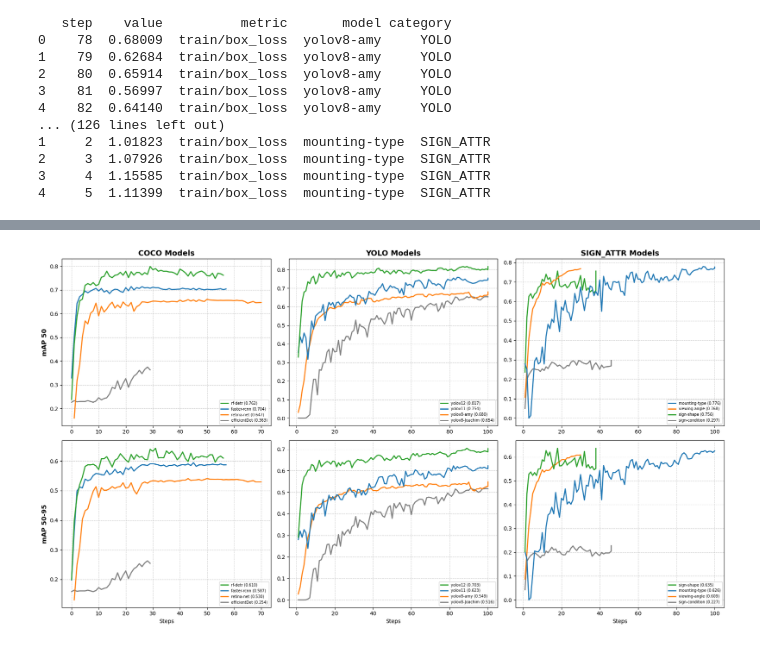
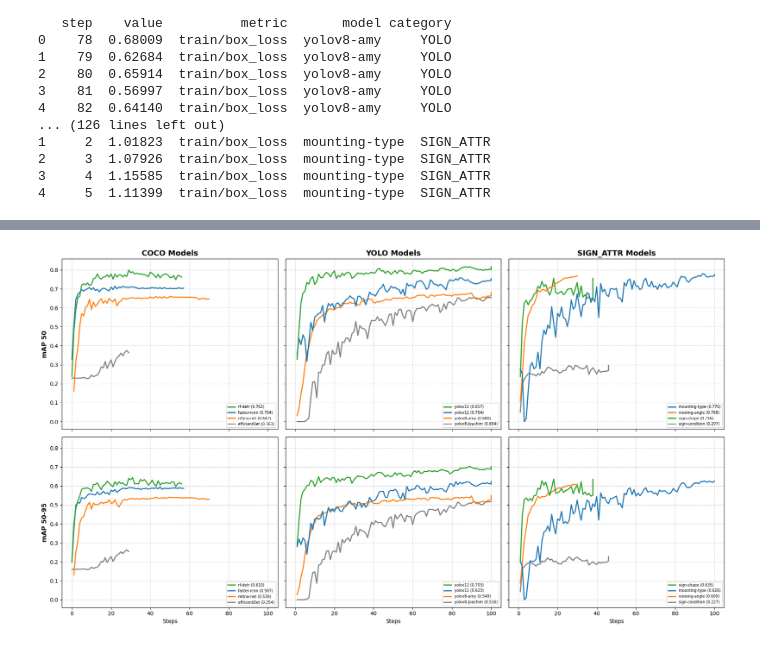
Before and after one commit to spiteriamy/ari3129-cv-group-project, a Jupyter notebook: 2c_results_comparison.ipynb, the cells around one changed output, grey strips where cells are left out. Cells and saved outputs as stored; diff of their text form; code cells hidden in the pictures.

```diff
--- a/2c_results_comparison.ipynb
+++ b/2c_results_comparison.ipynb
@@ -186,6 +196,6 @@ def is_map50(header) -> bool:
 # %%
 # Increase figure width to accommodate two plots
-fig, (ax1, ax2) = plt.subplots(1, 2, figsize=(16, 7))  # type: ignore
+fig, (ax1, ax2) = plt.subplots(1, 2, figsize=(16, 7), sharey=True)  # type: ignore
 
 stats_dict = {
     'missing_dfs': 0,
@@ -273,24 +289,22 @@ for model in model_groups.values():
         if len(df_list) > 1:
             print(f'model: {name}, df count: {len(df_list)}')
 
-            # check if condition 1 or 2
             epochs_sets = [set(df['step'].unique()) for df in df_list]
 
-            # condition 2: check if dfs have different epochs (sequential runs)
+            # condition 1: check if dfs have different epochs (sequential runs)
             all_epochs = set().union(*epochs_sets)
             if len(all_epochs) == sum(len(epochs) for epochs in epochs_sets):
                 print(
-                    f'  Condition 2 met: Different epochs among DataFrames for model: {name}')
+                    f'  Condition 1 met: Different epochs among DataFrames for model: {name}')
                 combined_df = pd.concat(df_list, ignore_index=True)
                 model[name] = [combined_df] # this works so we'll leave it
                 continue  # Move to next model group
 
-            # condition 1: check if all dfs have overlapping epochs
+            # condition 2: check if all dfs have overlapping epochs
             common_epochs = set.intersection(*epochs_sets)
             if common_epochs:
                 print(
-                    f'  Condition 1 met: Overlapping epochs among DataFrames for model: {name}')
-
+                    f'  Condition 2 met: Overlapping epochs among DataFrames for model: {name}')
                 best_df = None
                 best_map = -np.inf
 
@@ -320,7 +334,6 @@ for model in model_groups.values():
                 else:
                     print(
                         f'   Warning: No mAP50 or mAP50-95 found in any files for {name}')
-                    # model[name] = [max(df_list, key=len)]  # we do this in the next step
 
             # condition 3: df is missing mAP50 and mAP50-95
             # Create a new list to keep dfs which have the metrics we want
@@ -341,7 +354,7 @@ for model in model_groups.values():
             else:
                 print(
                     f'   Warning: All DataFrames removed for {name}, no valid data remains.')
-                # Handle the case where the list is empty (optional: delete the model key or keep empty list)
+                # Handle the case where the list is empty
                 model[name] = []
 # %% [output]
 model: yolov8-amy, df count: 2
@@ -368,6 +385,6 @@ del model_groups  # dont ever use this again
 # %%
 # re-plot using 'fixed' dfs
-fig, (ax1, ax2) = plt.subplots(1, 2, figsize=(16, 7))  # type: ignore
+fig, (ax1, ax2) = plt.subplots(1, 2, figsize=(16, 7), sharey=True)  # type: ignore
 
 # reset stats
 stats_dict = {
@@ -382,7 +399,7 @@ stats_dict = {
 for model in model_results.values():
     for name, df in model.items():
         stats_dict['total_dfs'] += 1
-        if df.empty:  # because not everyone pushed yet
+        if df.empty:
             stats_dict['missing_dfs'] += 1
             continue
 
@@ -445,7 +468,7 @@ import matplotlib.pyplot as plt
 color_palette = ['#2ca02c', '#1f77b4',
                  '#ff7f0e', '#7f7f7f', '#bcbd22', '#17becf']
 
-fig, axes = plt.subplots(2, 3, figsize=(18, 10))
+fig, axes = plt.subplots(2, 3, figsize=(18, 10), sharey='all', sharex='all')  # type: ignore
 
 category_map = {'COCO': 0, 'YOLO': 1, 'SIGN_ATTR': 2}
 row_configs = [
@@ -523,34 +546,34 @@ for model_name, model_content in model_results.items():
         # Sort strictly for visual layering (z-order) and legend order
         plot_items.sort(key=lambda x: x['last_val'], reverse=True)
 
         for i, item in enumerate(plot_items):
             ax.plot(
                 item['subset']['step'],
                 item['subset']['value'],
                 label=f"{item['label']} ({item['last_val']:.3f})",
                 color=item['color'],  # <--- USES FIXED COLOR
                 linewidth=2,
                 zorder=10 - i
             )
 
         ax.grid(True, linestyle='--', alpha=0.6)
         ax.legend(fontsize='x-small', loc='lower right')
 
         if col_idx == 0:
             ax.set_ylabel(ylabel, fontweight='bold', fontsize=12)
 
 # Titles and formatting
 column_titles = ['COCO Models', 'YOLO Models', 'SIGN_ATTR Models']
 for i, title in enumerate(column_titles):
     axes[0, i].set_title(title, fontweight='bold', fontsize=14) # type: ignore
 
 for ax in axes[1, :]: # type: ignore
     ax.set_xlabel('Steps')
 
 plt.tight_layout()
 plt.show()
 # %% [output]
-[figure, old version]
+[figure, new version]
 # %%
 # save the compiled data
 with open('compiled_model_data.pkl', 'wb') as f:
```
Also changed, not shown: parts of 22 cells of this notebook.
